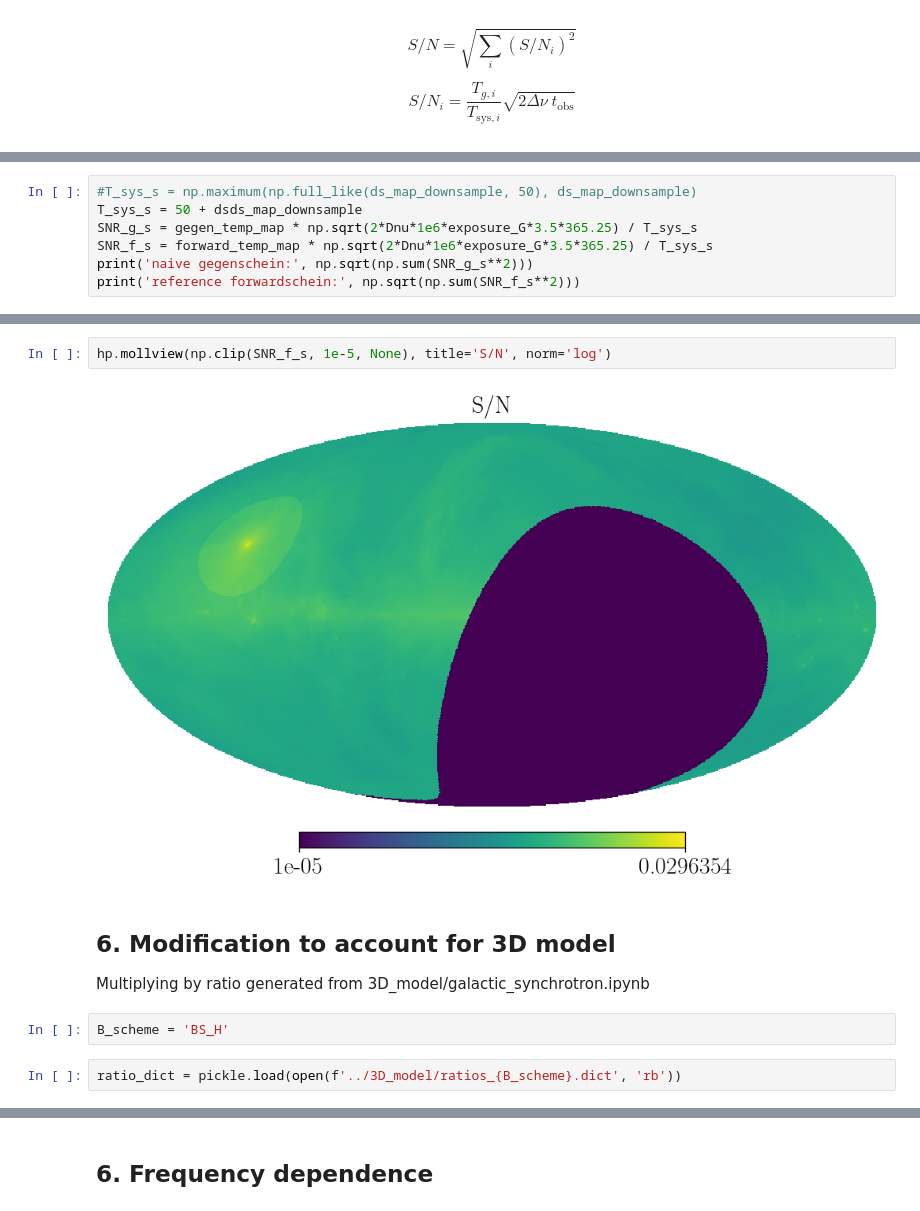
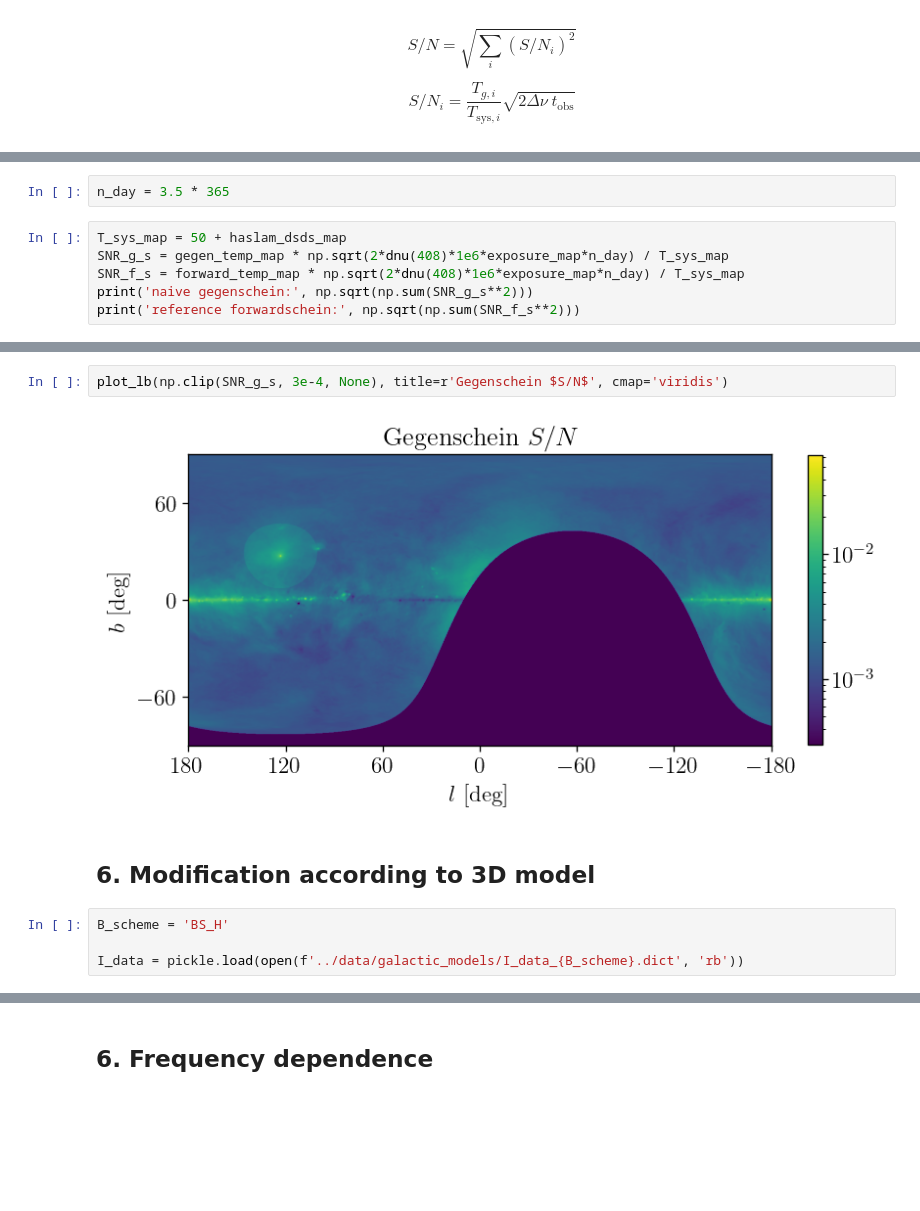
Before and after one commit to yitiansun/axion-mirror, a Jupyter notebook: notebook/CHIME_estimate.ipynb, the cells around one changed output, grey strips where cells are left out. Cells and saved outputs as stored; diff of their text form; blank space fills up the shorter version.

```diff
--- a/notebook/CHIME_estimate.ipynb
+++ b/notebook/CHIME_estimate.ipynb
@@ -199,8 +167,9 @@ NPIX # just use this for now
+# %%
+n_day = 3.5 * 365
 # %%
-#T_sys_s = np.maximum(np.full_like(ds_map_downsample, 50), ds_map_downsample)
-T_sys_s = 50 + dsds_map_downsample
-SNR_g_s = gegen_temp_map * np.sqrt(2*Dnu*1e6*exposure_G*3.5*365.25) / T_sys_s
-SNR_f_s = forward_temp_map * np.sqrt(2*Dnu*1e6*exposure_G*3.5*365.25) / T_sys_s
+T_sys_map = 50 + haslam_dsds_map
+SNR_g_s = gegen_temp_map * np.sqrt(2*dnu(408)*1e6*exposure_map*n_day) / T_sys_map
+SNR_f_s = forward_temp_map * np.sqrt(2*dnu(408)*1e6*exposure_map*n_day) / T_sys_map
 print('naive gegenschein:', np.sqrt(np.sum(SNR_g_s**2)))
 print('reference forwardschein:', np.sqrt(np.sum(SNR_f_s**2)))
 # %% [output]
@@ -213,11 +178,10 @@ hp.mollview(np.clip(SNR_g_s, 1e-5, None), title='S/N', norm='log')
-# %%
-hp.mollview(np.clip(SNR_f_s, 1e-5, None), title='S/N', norm='log')
-# %% [output]
-[figure, removed]
+# %%
+plot_lb(np.clip(SNR_g_s, 3e-4, None), title=r'Gegenschein $S/N$', cmap='viridis')
+# %% [output]
+[figure, added]
 # %% [markdown]
-## 6. Modification to account for 3D model
-Multiplying by ratio generated from 3D_model/galactic_synchrotron.ipynb
+## 6. Modification according to 3D model
 # %%
 B_scheme = 'BS_H'
+
+I_data = pickle.load(open(f'../data/galactic_models/I_data_{B_scheme}.dict', 'rb'))
-# %%
-ratio_dict = pickle.load(open(f'../3D_model/ratios_{B_scheme}.dict', 'rb'))
```
Also changed, not shown: parts of 38 cells of this notebook, 18 other files.
